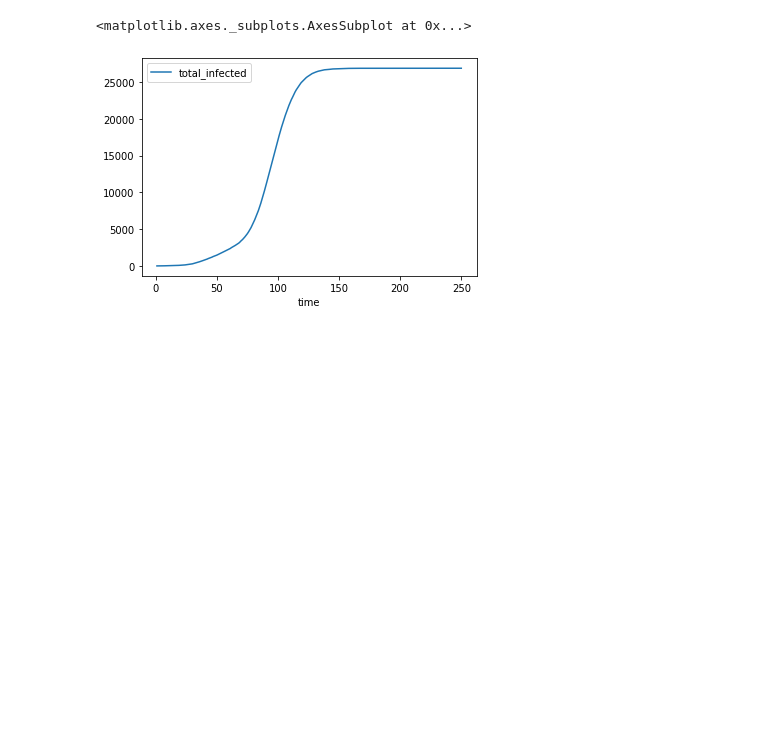
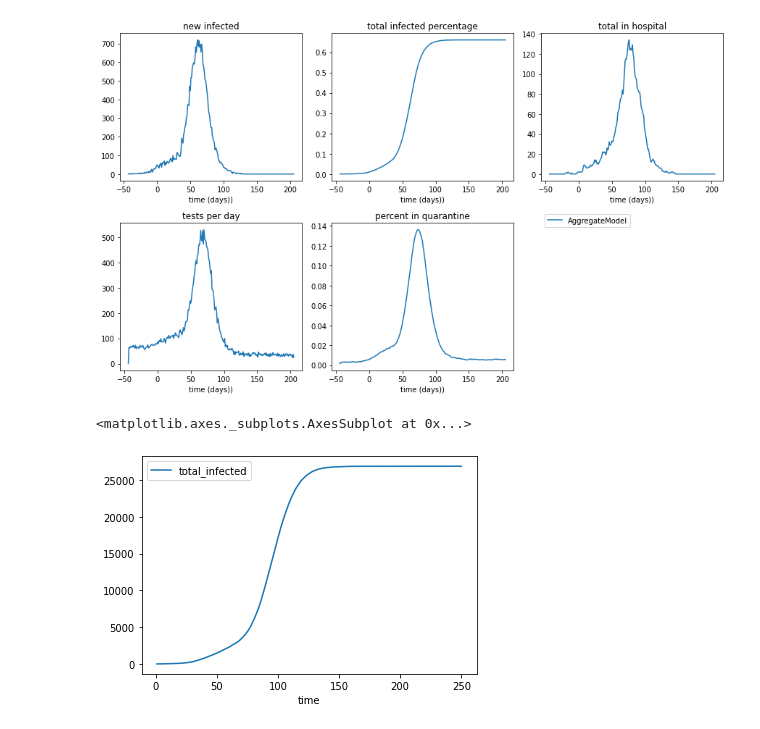
Before and after one commit to neozwu/OpenABM-Covid19, a Jupyter notebook: examples/us_wa_simulation.ipynb, the cells around one changed output. Drawn from its saved outputs; the diff is of its cells as text; code cells hidden in the pictures; blank space fills up the shorter version.

```diff
--- a/examples/us_wa_simulation.ipynb
+++ b/examples/us_wa_simulation.ipynb
@@ -204,0 +37,4 @@ results_custom_occu = run_counties(county_params, all_households, all_occupation
+# %%
+model.plot_results()
+# %% [output]
+[figure, added]
```
Also changed, not shown: parts of 13 cells of this notebook, 1 other file.
